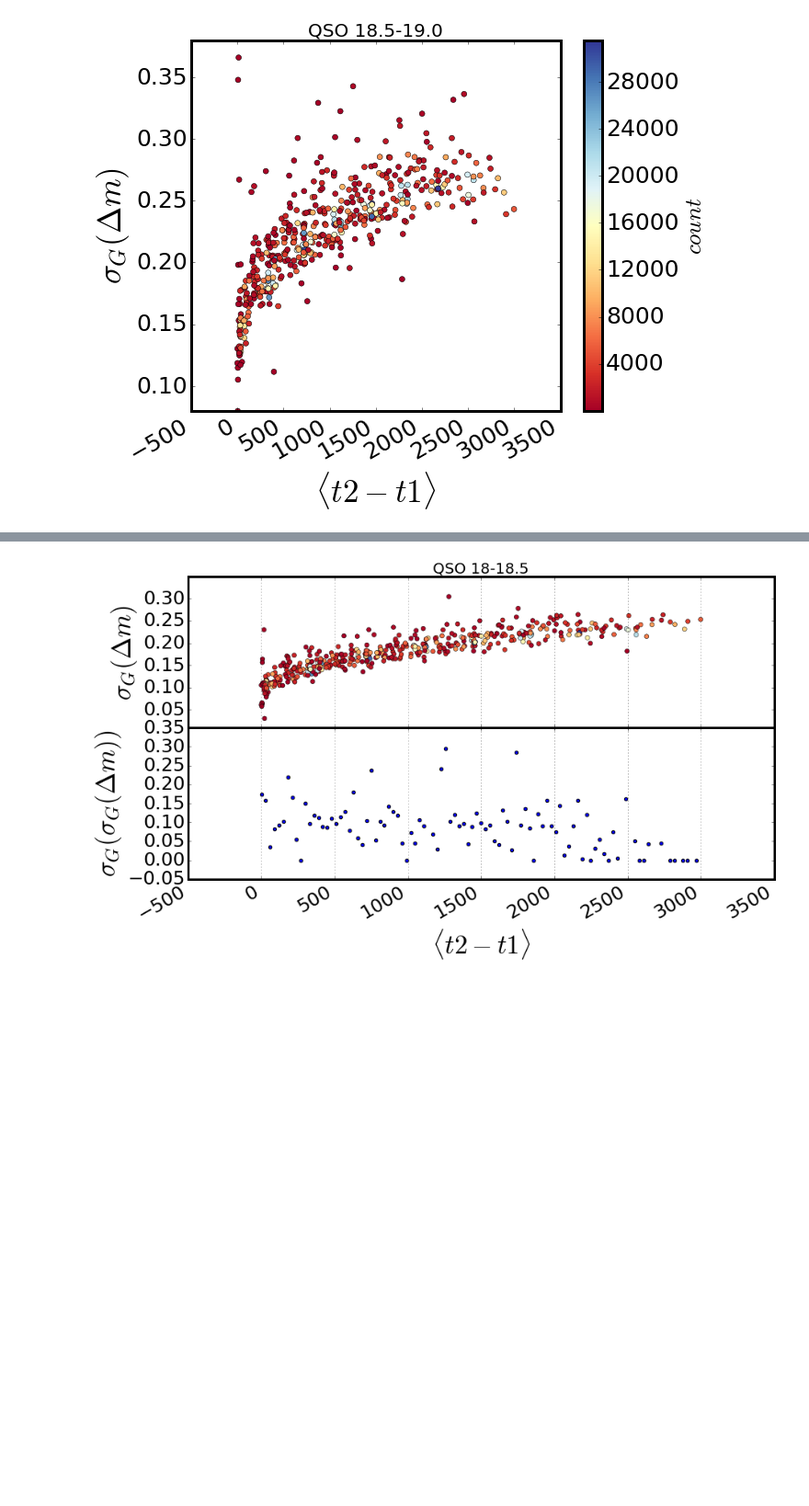
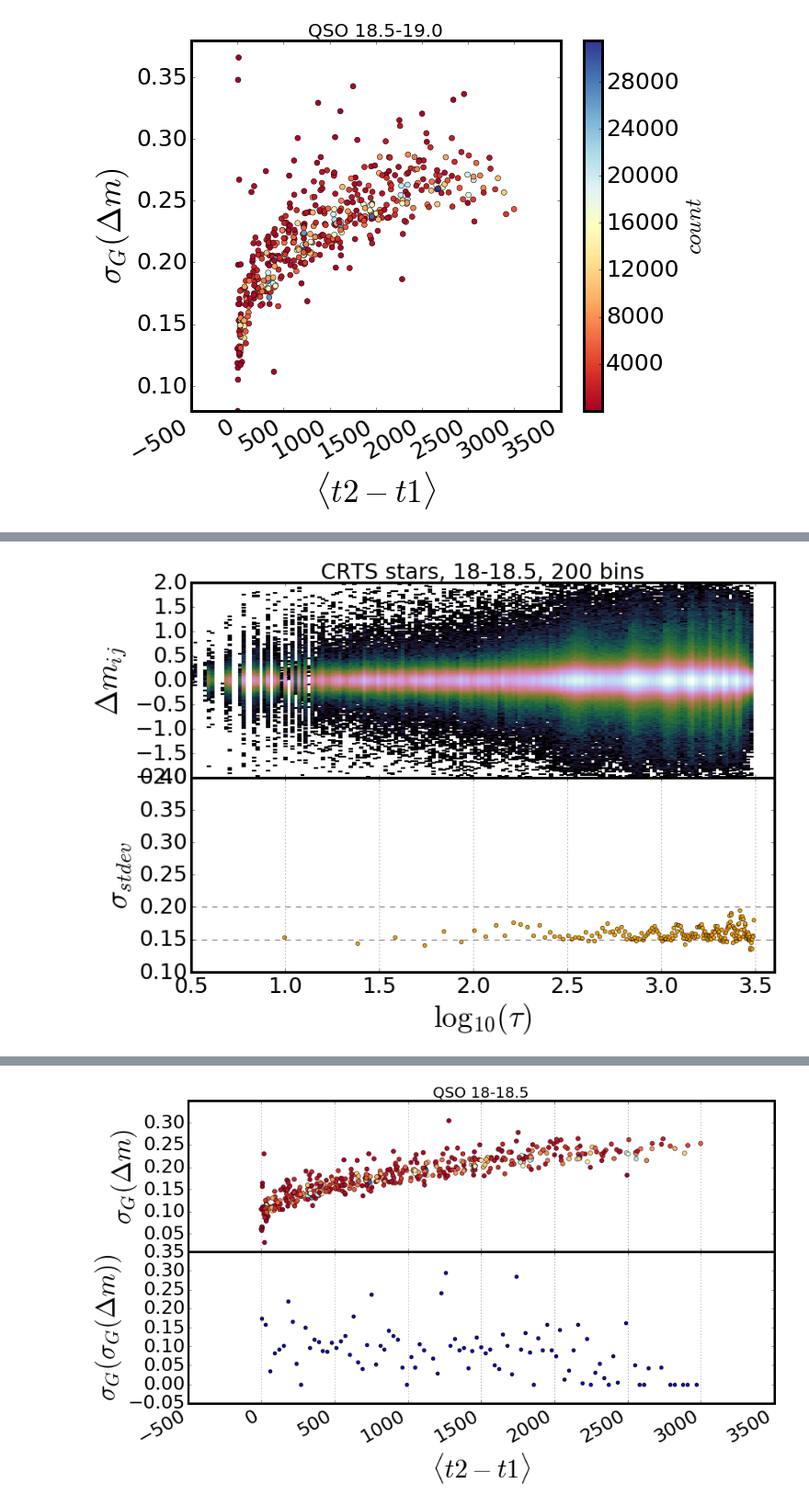
Before and after one commit to suberlak/CRTS_PROJECT, a Jupyter notebook: D_Fig_2_CRTS_sel_r_cut.ipynb, the cells around one changed output, grey strips where cells are left out. Shown at 92% size. Cells and saved outputs as stored; diff of their text form; code cells hidden in the pictures; blank space fills up the shorter version.

```diff
--- a/D_Fig_2_CRTS_sel_r_cut.ipynb
+++ b/D_Fig_2_CRTS_sel_r_cut.ipynb
@@ -1235,0 +961,8 @@ plt.show()
+# %%
+# Make a new dir ...
+# Set a directory to save the results...
+outDir = os.path.join(os.getcwd()[:-4],'data_products/'+'Fig_2_data',
+                      datetime.datetime.now().strftime('%Y-%m-%d')+ '/')
+if not os.path.exists(outDir): os.system('mkdir %s' % outDir)
+
+print('Today we will save our Fig_2 files in %s'%outDir)
@@ -1235,0 +975,78 @@ plt.show()
+# %%
+# Make raw plots first ....
+
+import colorcet as cc
+from matplotlib.colors import ListedColormap
+#cmap = ListedColormap(cc.colorwheel)
+cmap = 'cubehelix'
+%matplotlib inline
+obj = 'stars' # qso' # stars' # qso' #  # QSO
+Min = 18
+tau = detail_dic[obj][Min]['tau']
+e_ij = detail_dic[obj][Min]['ei']
+m_ij = detail_dic[obj][Min]['xi']
+
+
+rms_std = lambda x : np.std(x)
+nbins = 200
+stdev_binned = binned_statistic(tau, m_ij, statistic = rms_std,
+                                      bins=nbins)
+binned_tau = binned_statistic(tau, tau, statistic='mean', bins=nbins)
+mean_tau = binned_tau[0]
+
+non_empty_bins = np.bitwise_not(np.isnan(mean_tau))
+bin_stdev = stdev_binned[0][non_empty_bins]
+
+# some m_ij seems completely unphysical... seems that there may be some 'outlier' points in lightcurves
+# that are completely off the scale, and maybe should be discarded at earlier  stage ...
+
+# makes sense that if there is one outlier point, then all magnitude differences calculated from
+# that point will be offset as much as that point
+
+m=abs(m_ij)<2
+
+xdata = np.log10(tau[m])
+ydata =  m_ij[m]
+H, xedges, yedges = np.histogram2d(xdata,ydata, bins=nbins)
+H = np.rot90(H)
+H = np.flipud(H)
+# Mask zeros
+Hmasked = np.ma.masked_where(H==0,H) # Mask pixels with a value of zeropltssssss
+# Plot 2D histogram using pcolor
+
+fig,(ax1,ax2) = plt.subplots(2,1,figsize=(12,8), sharex=True)
+image  = ax1.pcolormesh(xedges,yedges,np.log10(Hmasked), cmap=cmap)
+
+
+
+#colorbar = plt.colorbar(image)
+#colorbar.set_label(r'$\log_{10}{\mathrm{(count)}}$', fontsize=20)
+
+
+# set all plot parameters
+lh_w   = 1.0  # horizontal line thickness
+lh_st  = '--' # horizontal line style
+lh_al  = 0.5  # horizontal line alpha parameter
+xmin, xmax = 0.5, 3.6
+ymin, ymax = 0.1, 0.4
+
+ax1.set_ylabel(r'$\Delta m_{ij}$')
+ax1.set_title('CRTS '+obj+', '+str(Min)+'-'+str(Min+0.5)+', '+str(nbins)+' bins', fontsize=25)
+ax1.set_xlim(xmin,xmax)
+
+ax2.scatter(np.log10(mean_tau), bin_stdev,lw=0.5,c='orange')
+ax2.set_xlabel(r'$\log_{10}(\tau)$')
+ax2.set_ylabel(r'$\sigma_{stdev}$')
+ax2.set_xlim(xmin,xmax)
+ax2.axhline(y=0.0, color='black', lw=lh_w, ls=lh_st,alpha=lh_al)
+ax2.axhline(y=0.15, color='black', lw=lh_w, ls=lh_st,alpha=lh_al)
+ax2.axhline(y=0.2, color='black', lw=lh_w, ls=lh_st,alpha=lh_al)
+ax2.grid(axis='x')
+ax2.set_ylim(ymin, ymax)
+
+fig.subplots_adjust(hspace=0)
+
+#plt.tight_layout()
+plt.savefig(outDir+'Fig_2_raw_data_'+obj+'_'+str(Min)+'-'+str(Max)+'_'+str(nbins)+'-bins.png')
+# %% [output]
+[figure, added]
```
Also changed, not shown: parts of 83 cells of this notebook, 2 other files.
